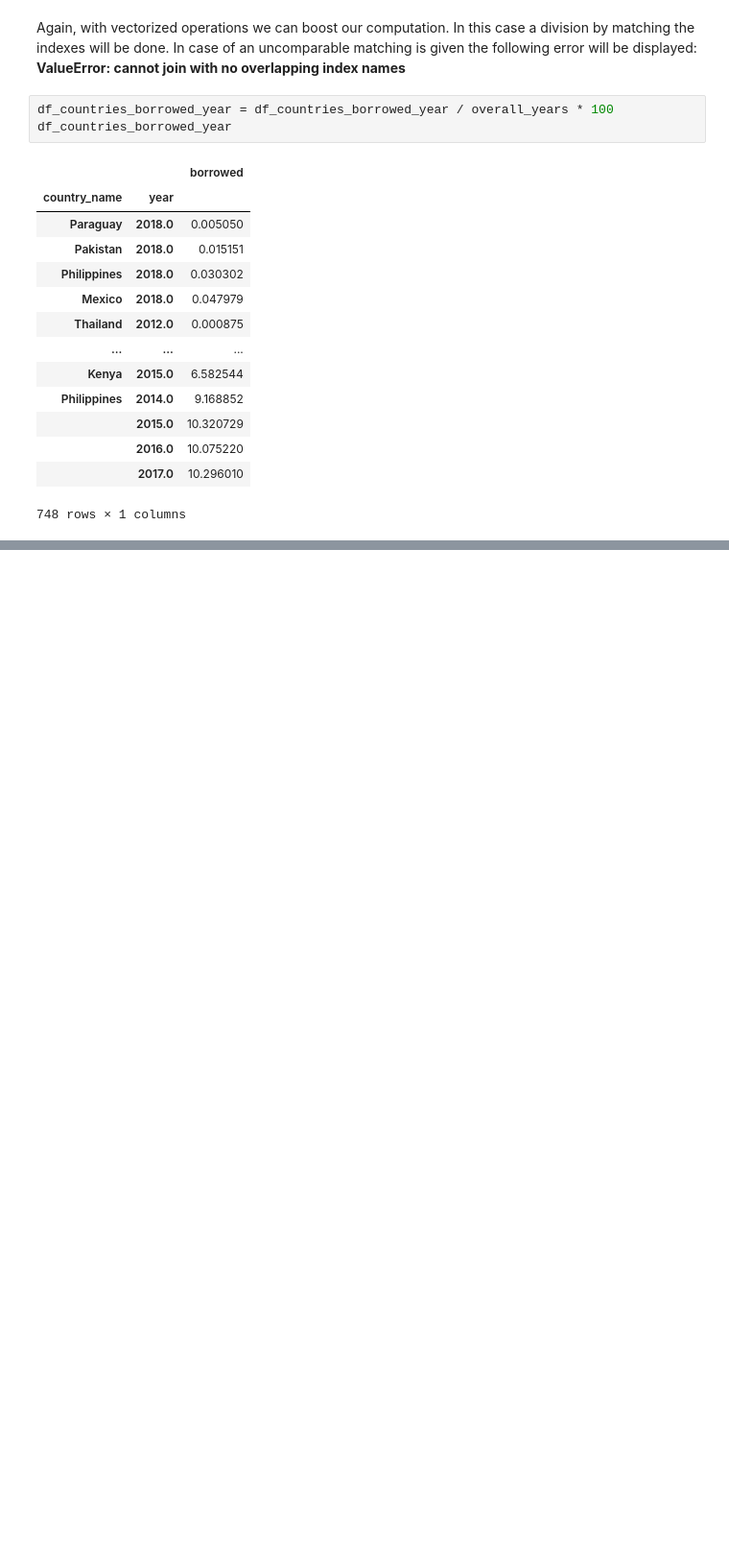
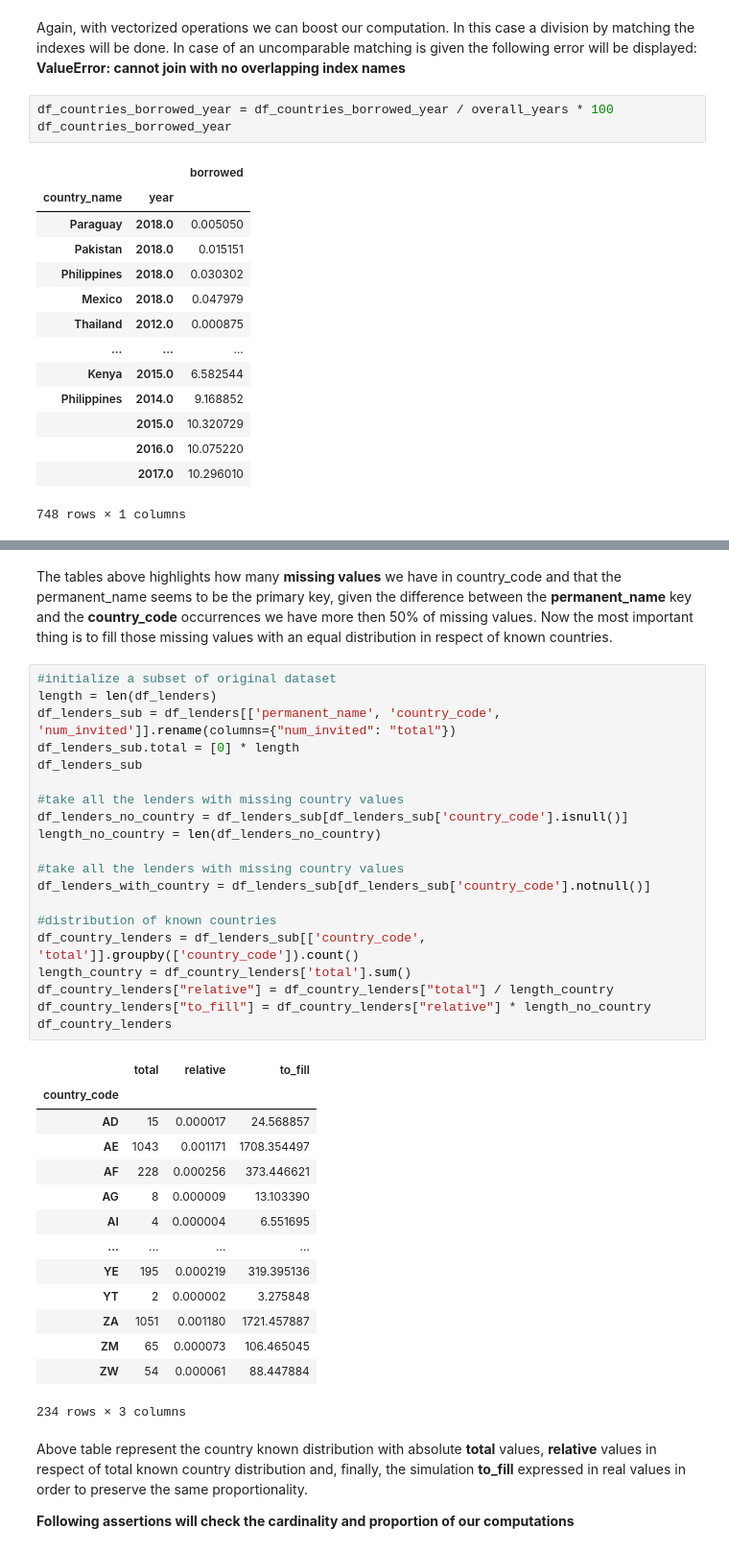
Before and after one commit to kayne87/FoCS, a Jupyter notebook: FoCS.ipynb, the cells around one changed output, grey strips where cells are left out. Shown at 96% size. Drawn from its saved outputs; the diff is of its cells as text; blank space fills up the shorter version.

```diff
--- a/FoCS.ipynb
+++ b/FoCS.ipynb
@@ -272,0 +416,41 @@ df_countries_borrowed_year
+# %% [markdown]
+The tables above highlights how many **missing values** we have in country_code and that the permanent_name seems to be the primary key, given the difference between the **permanent_name** key and the **country_code** occurrences we have more then 50% of missing values. Now the most important thing is to fill those missing values with an equal distribution in respect of known countries.
+# %%
+#initialize a subset of original dataset
+length = len(df_lenders)
+df_lenders_sub = df_lenders[['permanent_name', 'country_code', 'num_invited']].rename(columns={"num_invited": "total"})
+df_lenders_sub.total = [0] * length
+df_lenders_sub
+
+#take all the lenders with missing country values
+df_lenders_no_country = df_lenders_sub[df_lenders_sub['country_code'].isnull()]
+length_no_country = len(df_lenders_no_country)
+
+#take all the lenders with missing country values
+df_lenders_with_country = df_lenders_sub[df_lenders_sub['country_code'].notnull()]
+
+#distribution of known countries
+df_country_lenders = df_lenders_sub[['country_code', 'total']].groupby(['country_code']).count()
+length_country = df_country_lenders['total'].sum()
+df_country_lenders["relative"] = df_country_lenders["total"] / length_country
+df_country_lenders["to_fill"] = df_country_lenders["relative"] * length_no_country
+df_country_lenders
+# %% [output]
+|  | total | relative | to_fill |
+| country_code |  |  |  |
+| AD | 15 | 0.000017 | 24.568857 |
+| AE | 1043 | 0.001171 | 1708.354497 |
+| AF | 228 | 0.000256 | 373.446621 |
+| AG | 8 | 0.000009 | 13.103390 |
+| AI | 4 | 0.000004 | 6.551695 |
+| ... | ... | ... | ... |
+| YE | 195 | 0.000219 | 319.395136 |
+| YT | 2 | 0.000002 | 3.275848 |
+| ZA | 1051 | 0.001180 | 1721.457887 |
+| ZM | 65 | 0.000073 | 106.465045 |
+| ZW | 54 | 0.000061 | 88.447884 |
+234 rows × 3 columns
+# %% [markdown]
+Above table represent the country known distribution with absolute **total** values, **relative** values in respect of total known country distribution and, finally, the simulation **to_fill** expressed in real values in order to preserve the same proportionality.
+
+**Following assertions will check the cardinality and proportion of our computations**
```
Also changed, not shown: parts of 33 cells of this notebook.
